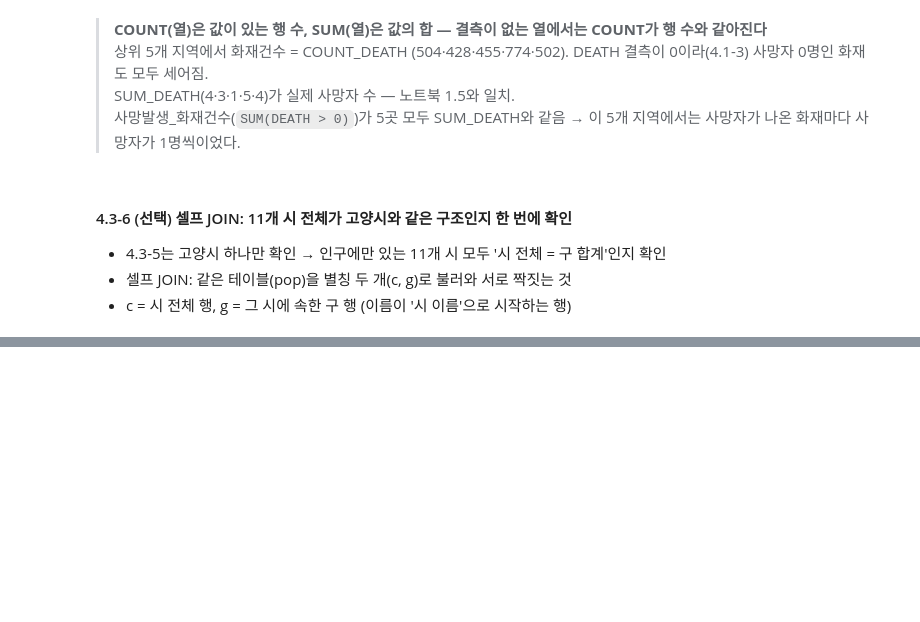
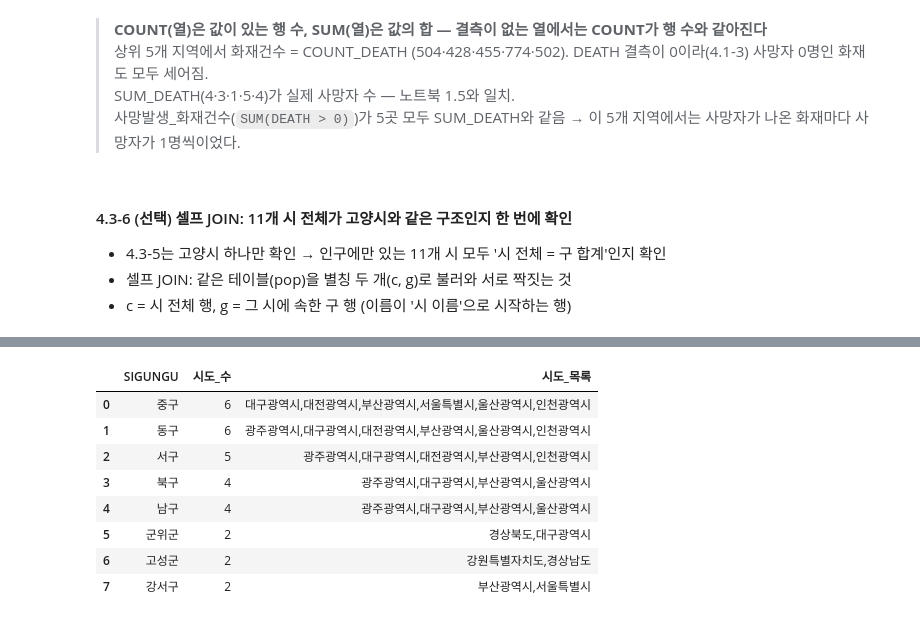
Before and after one commit to woohyun029/SQL-Data-Processing-Practice, a Jupyter notebook: SQL_04_FIRE.ipynb, the cells around one changed output, grey strips where cells are left out. Saved outputs shown, nothing was run; the diff lists cells and outputs as text; code cells hidden in the pictures; blank space fills up the shorter version.

```diff
--- a/SQL_04_FIRE.ipynb
+++ b/SQL_04_FIRE.ipynb
@@ -376,0 +435,21 @@ pd.read_sql(q, conn)
+# %%
+q = """
+SELECT SIGUNGU,
+       COUNT(*)           AS 시도_수,
+       GROUP_CONCAT(SIDO) AS 시도_목록
+FROM pop
+GROUP BY SIGUNGU
+HAVING COUNT(*) > 1 -- 시군구 이름으로 묶은 뒤 2번 이상 나온 이름만 남깁니다.
+ORDER BY 시도_수 DESC
+"""
+pd.read_sql(q, conn)
+# %% [output]
+|  | SIGUNGU | 시도_수 | 시도_목록 |
+| 0 | 중구 | 6 | 대구광역시,대전광역시,부산광역시,서울특별시,울산광역시,인천광역시 |
+| 1 | 동구 | 6 | 광주광역시,대구광역시,대전광역시,부산광역시,울산광역시,인천광역시 |
+| 2 | 서구 | 5 | 광주광역시,대구광역시,대전광역시,부산광역시,인천광역시 |
+| 3 | 북구 | 4 | 광주광역시,대구광역시,부산광역시,울산광역시 |
+| 4 | 남구 | 4 | 광주광역시,대구광역시,부산광역시,울산광역시 |
+| 5 | 군위군 | 2 | 경상북도,대구광역시 |
+| 6 | 고성군 | 2 | 강원특별자치도,경상남도 |
+| 7 | 강서구 | 2 | 부산광역시,서울특별시 |
```
Also changed, not shown: parts of 6 cells of this notebook.
